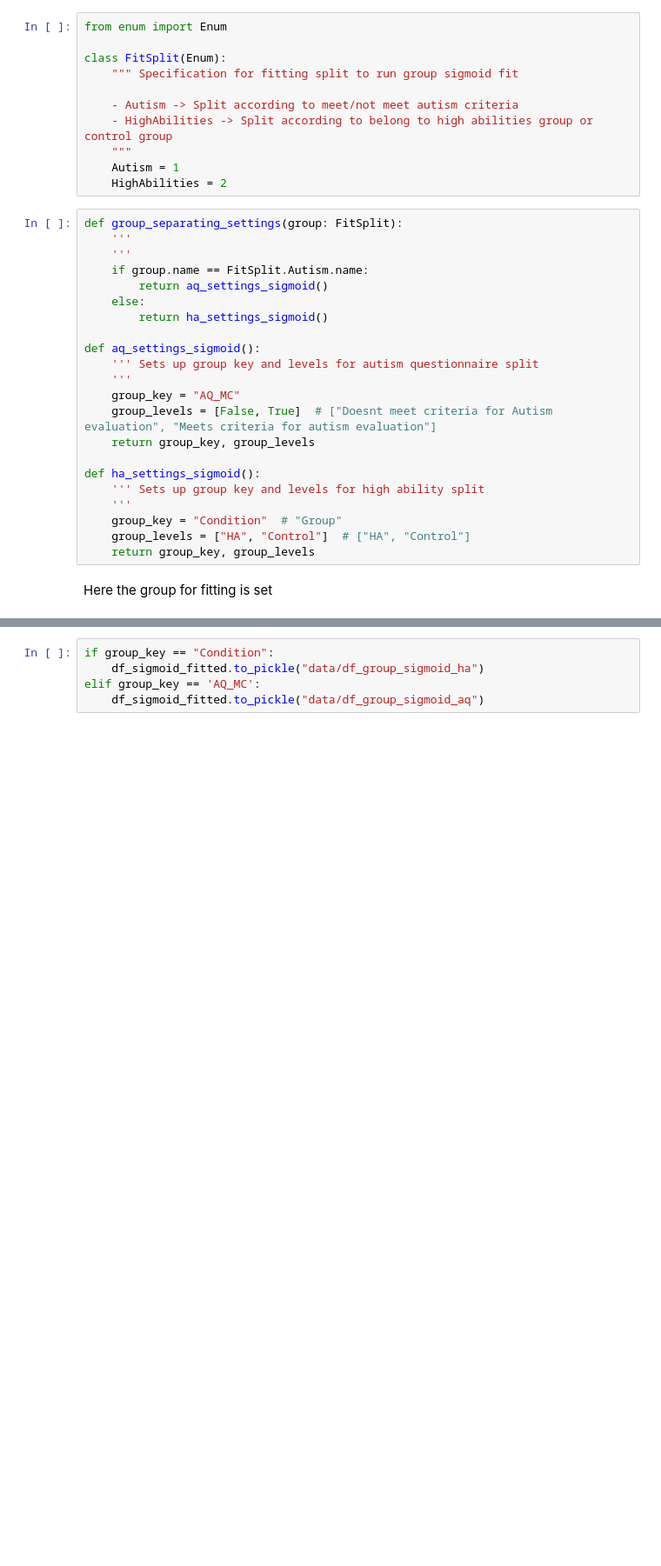
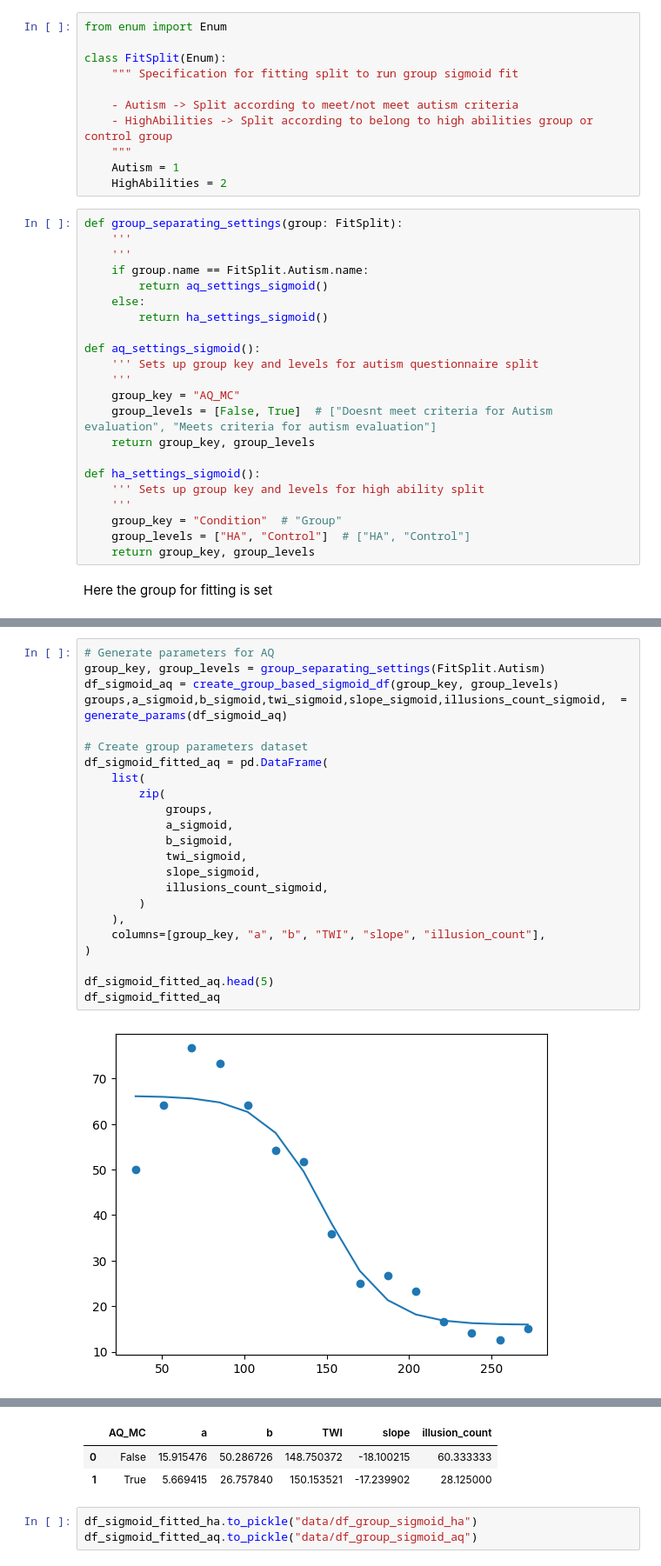
Before and after one commit to camila-maura/GIFTED-DFI, a Jupyter notebook: data_preprocessing.ipynb, the cells around one changed output, grey strips where cells are left out. Shown at 87% size. Saved outputs shown, nothing was run; the diff lists cells and outputs as text; blank space fills up the shorter version.

```diff
--- a/data_preprocessing.ipynb
+++ b/data_preprocessing.ipynb
@@ -1352,0 +1476,25 @@ df_sigmoid_fitted
+# %%
+# Generate parameters for AQ
+group_key, group_levels = group_separating_settings(FitSplit.Autism)
+df_sigmoid_aq = create_group_based_sigmoid_df(group_key, group_levels)
+groups,a_sigmoid,b_sigmoid,twi_sigmoid,slope_sigmoid,illusions_count_sigmoid,  = generate_params(df_sigmoid_aq)
+
+# Create group parameters dataset
+df_sigmoid_fitted_aq = pd.DataFrame(
+    list(
+        zip(
+            groups,
+            a_sigmoid,
+            b_sigmoid,
+            twi_sigmoid,
+            slope_sigmoid,
+            illusions_count_sigmoid,
+        )
+    ),
+    columns=[group_key, "a", "b", "TWI", "slope", "illusion_count"],
+)
+
+df_sigmoid_fitted_aq.head(5)
+df_sigmoid_fitted_aq
+# %% [output]
+[figure, added]
@@ -1353,5 +1502,6 @@ df_sigmoid_fitted
+|  | AQ_MC | a | b | TWI | slope | illusion_count |
+| 0 | False | 15.915476 | 50.286726 | 148.750372 | -18.100215 | 60.333333 |
+| 1 | True | 5.669415 | 26.757840 | 150.153521 | -17.239902 | 28.125000 |
 # %%
-if group_key == "Condition":
-    df_sigmoid_fitted.to_pickle("data/df_group_sigmoid_ha")
-elif group_key == 'AQ_MC':
-    df_sigmoid_fitted.to_pickle("data/df_group_sigmoid_aq")
+df_sigmoid_fitted_ha.to_pickle("data/df_group_sigmoid_ha")
+df_sigmoid_fitted_aq.to_pickle("data/df_group_sigmoid_aq")
```
Also changed, not shown: parts of 28 cells of this notebook, 1 other file.
